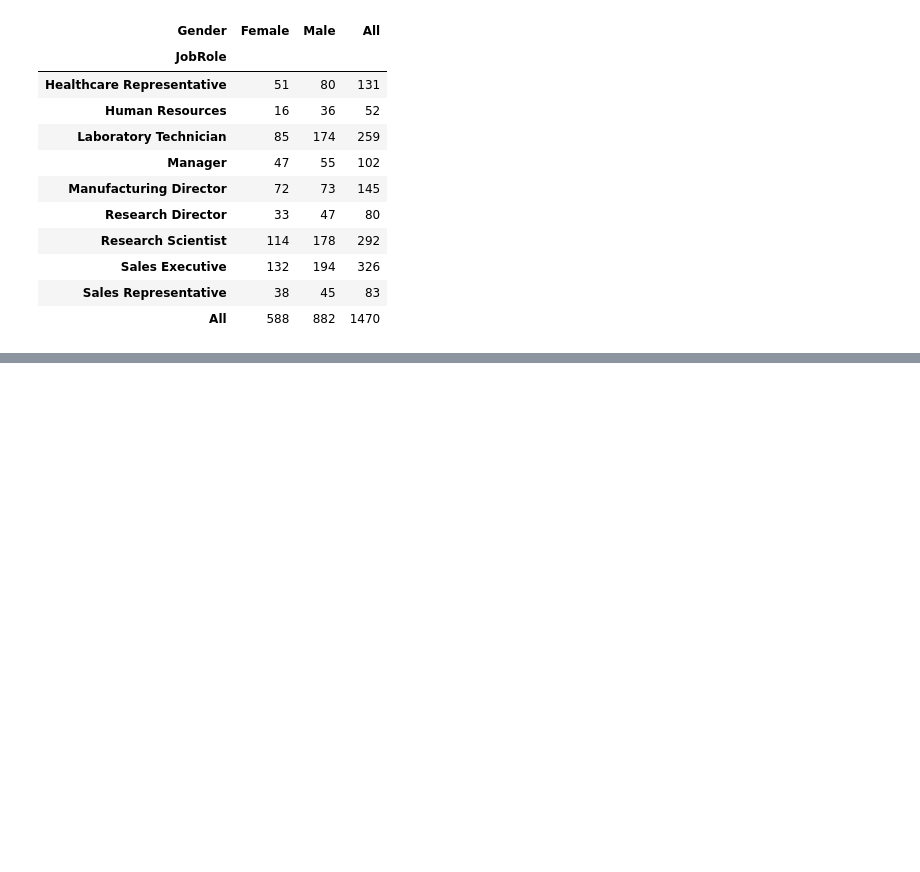
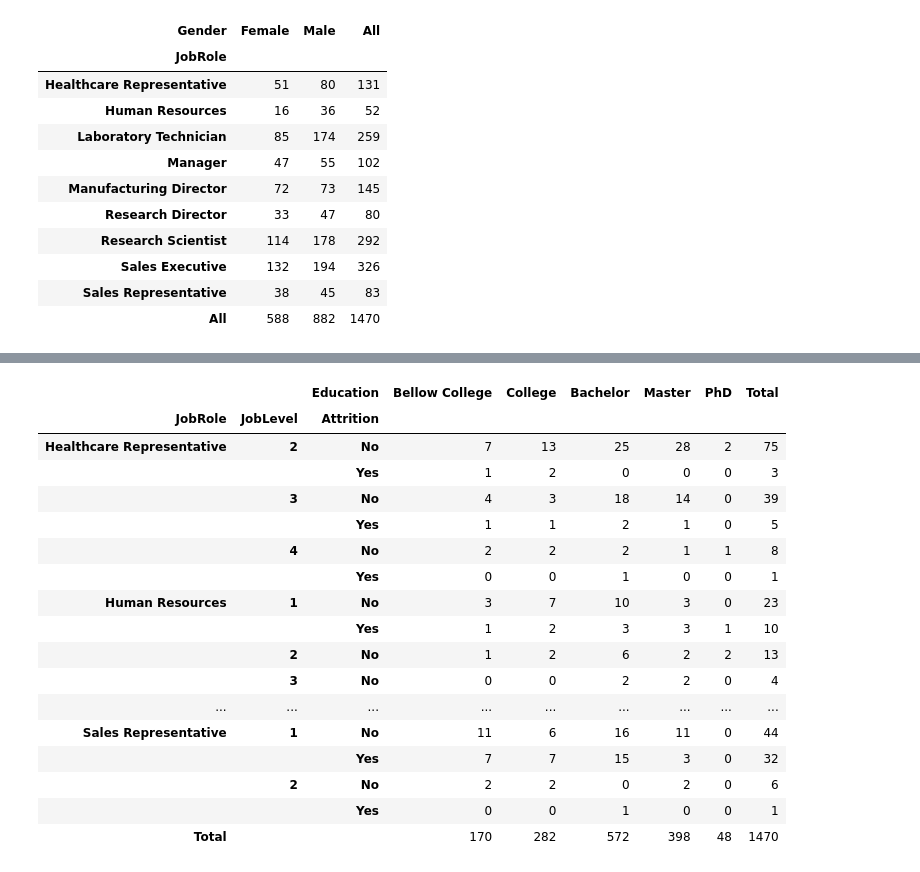
Before and after one commit to PauloViniciusR/Analise_dados, a Jupyter notebook: Proj_IBM/02_rename_columns.ipynb, the cells around one changed output, grey strips where cells are left out. Saved outputs shown, nothing was run; the diff lists cells and outputs as text; code cells hidden in the pictures; blank space fills up the shorter version.

```diff
--- a/Proj_IBM/02_rename_columns.ipynb
+++ b/Proj_IBM/02_rename_columns.ipynb
@@ -749,0 +785,8 @@ pd.crosstab(
+# %%
+mapeamento_educacao = {
+    1: "Bellow College",
+    2: "College",
+    3: "Bachelor",
+    4: "Master",
+    5: "PhD",
+}
@@ -749,0 +985,26 @@ pd.crosstab(
+# %%
+pd.crosstab(
+    [df["JobRole"], df["JobLevel"], df["Attrition"]],
+    df["Education"],
+    margins=True,
+    margins_name="Total",
+).rename(columns=mapeamento_educacao)
+# %% [output]
+|  |  | Education | Bellow College | College | Bachelor | Master | PhD | Total |
+| JobRole | JobLevel | Attrition |  |  |  |  |  |  |
+| Healthcare Representative | 2 | No | 7 | 13 | 25 | 28 | 2 | 75 |
+|  |  | Yes | 1 | 2 | 0 | 0 | 0 | 3 |
+|  | 3 | No | 4 | 3 | 18 | 14 | 0 | 39 |
+|  |  | Yes | 1 | 1 | 2 | 1 | 0 | 5 |
+|  | 4 | No | 2 | 2 | 2 | 1 | 1 | 8 |
+|  |  | Yes | 0 | 0 | 1 | 0 | 0 | 1 |
+| Human Resources | 1 | No | 3 | 7 | 10 | 3 | 0 | 23 |
+|  |  | Yes | 1 | 2 | 3 | 3 | 1 | 10 |
+|  | 2 | No | 1 | 2 | 6 | 2 | 2 | 13 |
+|  | 3 | No | 0 | 0 | 2 | 2 | 0 | 4 |
+| ... | ... | ... | ... | ... | ... | ... | ... | ... |
+| Sales Representative | 1 | No | 11 | 6 | 16 | 11 | 0 | 44 |
+|  |  | Yes | 7 | 7 | 15 | 3 | 0 | 32 |
+|  | 2 | No | 2 | 2 | 0 | 2 | 0 | 6 |
+|  |  | Yes | 0 | 0 | 1 | 0 | 0 | 1 |
+| Total |  |  | 170 | 282 | 572 | 398 | 48 | 1470 |
```
Also changed, not shown: parts of 15 cells of this notebook, 3 other files.
